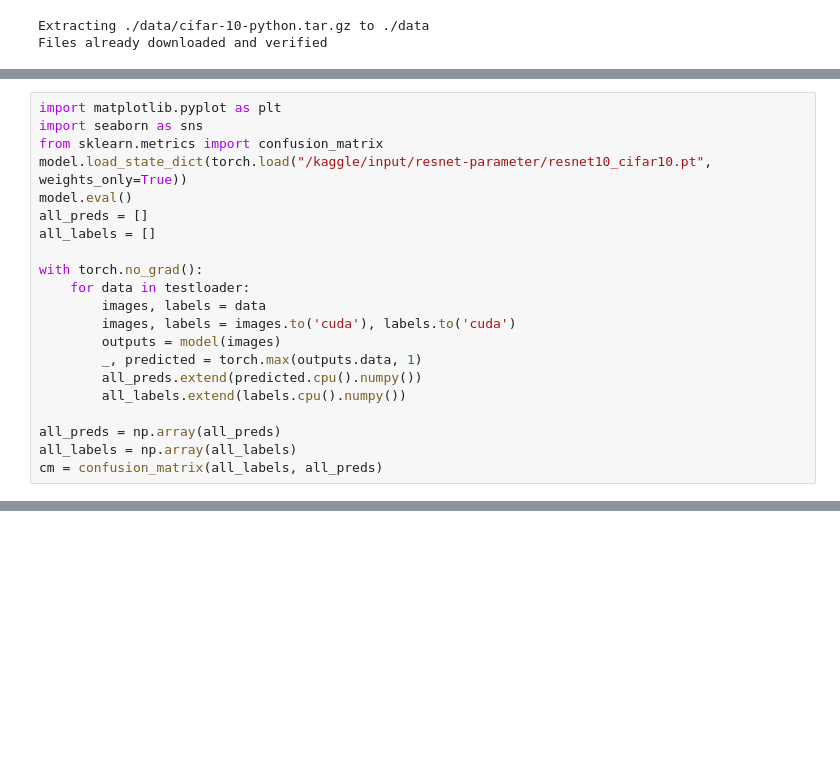
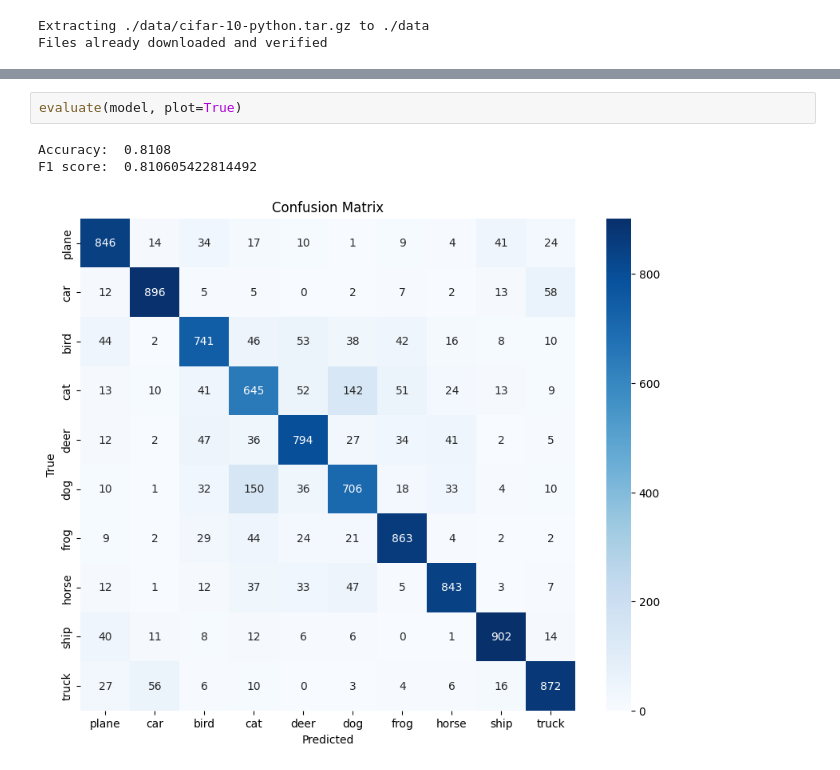
Before and after one commit to dangnq2501/Image_Processing_HW, a Jupyter notebook: ResNet/resnet-101.ipynb, the cells around one changed output, grey strips where cells are left out. Drawn from its saved outputs; the diff is of its cells as text; blank space fills up the shorter version.

```diff
--- a/ResNet/resnet-101.ipynb
+++ b/ResNet/resnet-101.ipynb
@@ -223,21 +341,0 @@ Training Done
-# %%
-import matplotlib.pyplot as plt
-import seaborn as sns
-from sklearn.metrics import confusion_matrix
-model.load_state_dict(torch.load("/kaggle/input/resnet-parameter/resnet10_cifar10.pt", weights_only=True))
-model.eval()
-all_preds = []
-all_labels = []
-
-with torch.no_grad():
-    for data in testloader:
-        images, labels = data
-        images, labels = images.to('cuda'), labels.to('cuda')
-        outputs = model(images)
-        _, predicted = torch.max(outputs.data, 1)
-        all_preds.extend(predicted.cpu().numpy())
-        all_labels.extend(labels.cpu().numpy())
-
-all_preds = np.array(all_preds)
-all_labels = np.array(all_labels)
-cm = confusion_matrix(all_labels, all_preds)
@@ -263,0 +389,6 @@ plt.show()
+# %%
+evaluate(model, plot=True)
+# %% [output]
+Accuracy:  0.8108
+F1 score:  0.810605422814492
+[figure, added]
```
Also changed, not shown: parts of 12 cells of this notebook, 3 other files.
